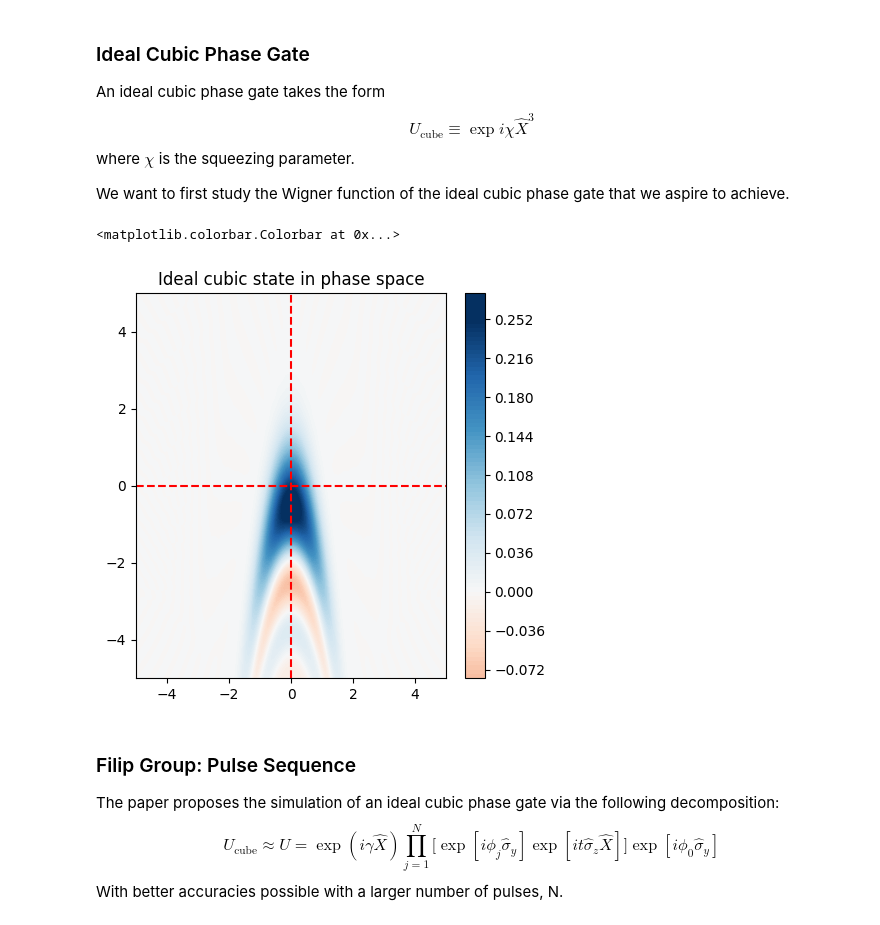
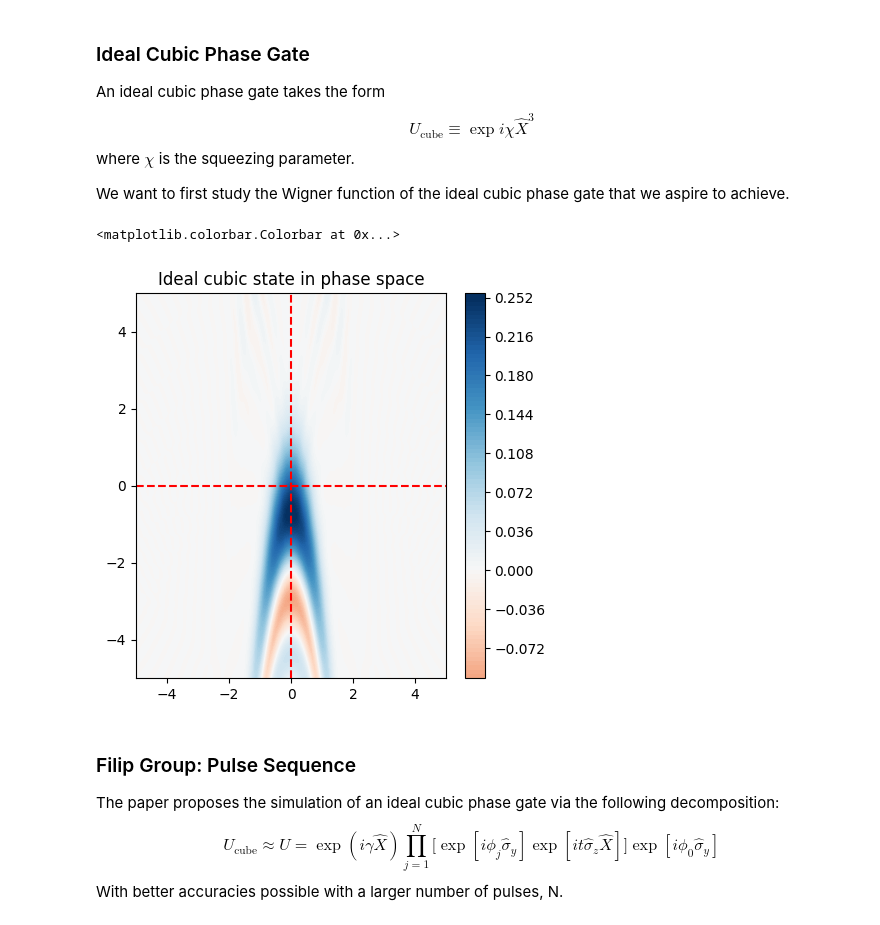
Before and after one commit to muyoungRand/sims, a Jupyter notebook: cubic_phase_gate.ipynb, the cells around one changed output. Saved outputs shown, nothing was run; the diff lists cells and outputs as text; code cells hidden in the pictures.

Commit message:
Update cubic phase gate simulations. Geting more clues as how to optimise.

```diff
--- a/cubic_phase_gate.ipynb
+++ b/cubic_phase_gate.ipynb
@@ -32,34 +31,31 @@ We want to first study the Wigner function of the ideal cubic phase gate that we
 # %%
 a = destroy(N)
 x = ( 1/np.sqrt(2) ) * (a + a.dag())
 
-chi = 0.6 # This is not the squeezing parameter, but just a convenient factor for simulation purposes.
+chi = 1 # This is not the squeezing parameter, but just a convenient factor for simulation purposes.
 
 H =  chi * x**3
 
 psi0 = basis(N)  # Initialise in Fock |0> state.
 t = [0.0, 1.0]
 
-output = mesolve(H = H, rho0 = psi0, tlist = t, e_ops = [a.dag() * a], options = options)
-n_c = output.expect[0]
+theory_output = mesolve(H = H, rho0 = psi0, tlist = t, options = options)
+theory_rho = theory_output.states[-1]
+
+xvec = np.linspace(-5, 5, 200)
+theory_W = wigner(theory_rho, xvec, xvec)
 
 # ---------- Plot Wigner Function at the end of the evolution ----------#
 fig, axes = plt.subplots(1, 1, figsize=(5, 5))
 
-output = mesolve(H = H, rho0 = psi0, tlist = t, options = options)
-rho = output.states[-1]
-
-xvec = np.linspace(-5, 5, 200)
-W = wigner(rho, xvec, xvec)
-
 axes.vlines(0, ymin = -5, ymax = 5, colors = 'r', linestyles = 'dashed')
 axes.hlines(0, xmin = -5, xmax = 5, colors = 'r', linestyles = 'dashed')
-im = axes.contourf(xvec, xvec, W, 100, norm=mpl.colors.Normalize(-.25,.25), cmap=plt.get_cmap('RdBu'))
+im = axes.contourf(xvec, xvec, theory_W, 100, norm=mpl.colors.Normalize(-.25,.25), cmap=plt.get_cmap('RdBu'))
 axes.set_title("Ideal cubic state in phase space")
 plt.colorbar(im)
 # %% [output]
 <matplotlib.colorbar.Colorbar at 0x...>
-[figure, old version]
+[figure, new version]
 # %% [markdown]
 ### Filip Group: Pulse Sequence
 
```
Also changed, not shown: parts of 9 cells of this notebook, 1 other file.
